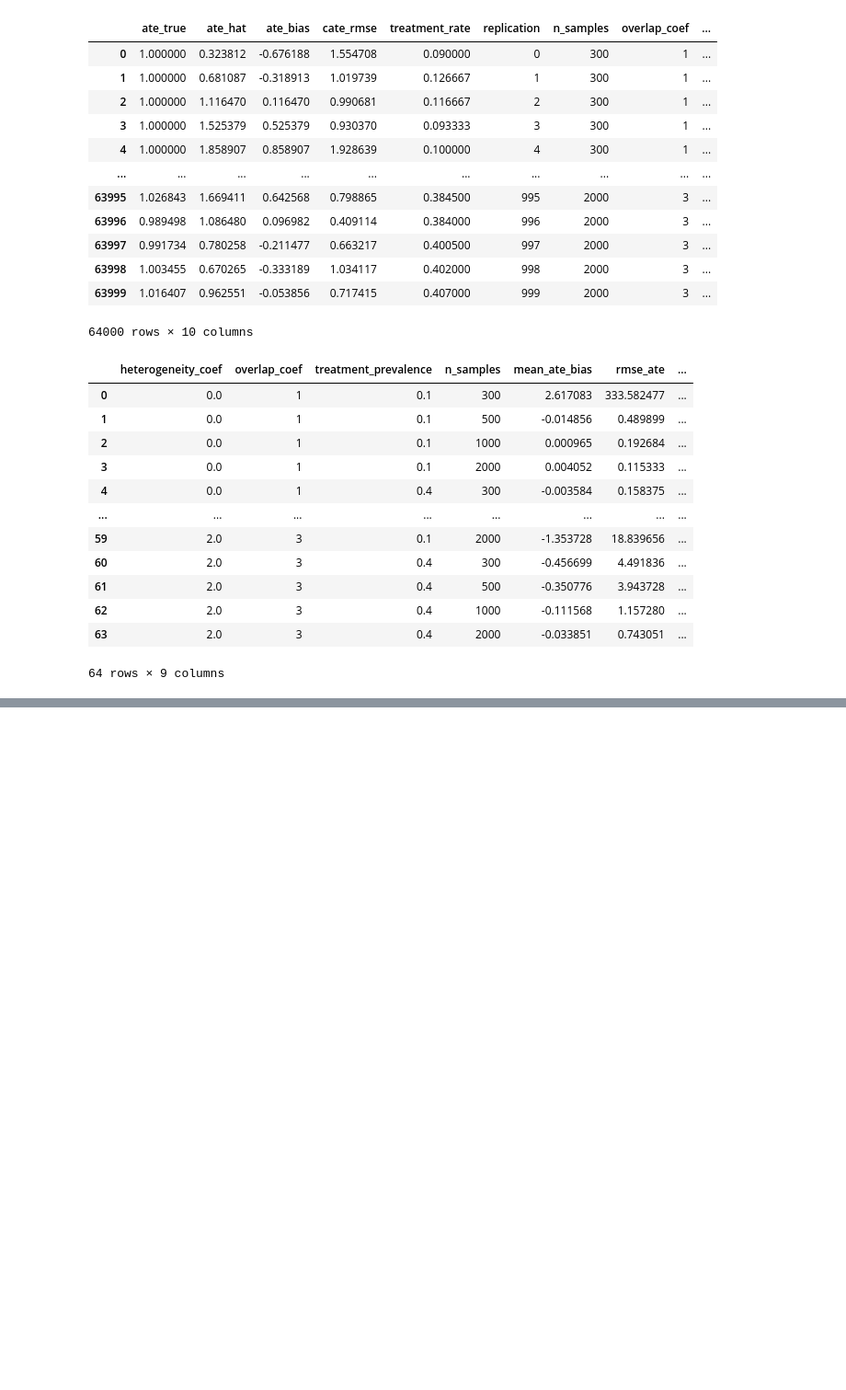
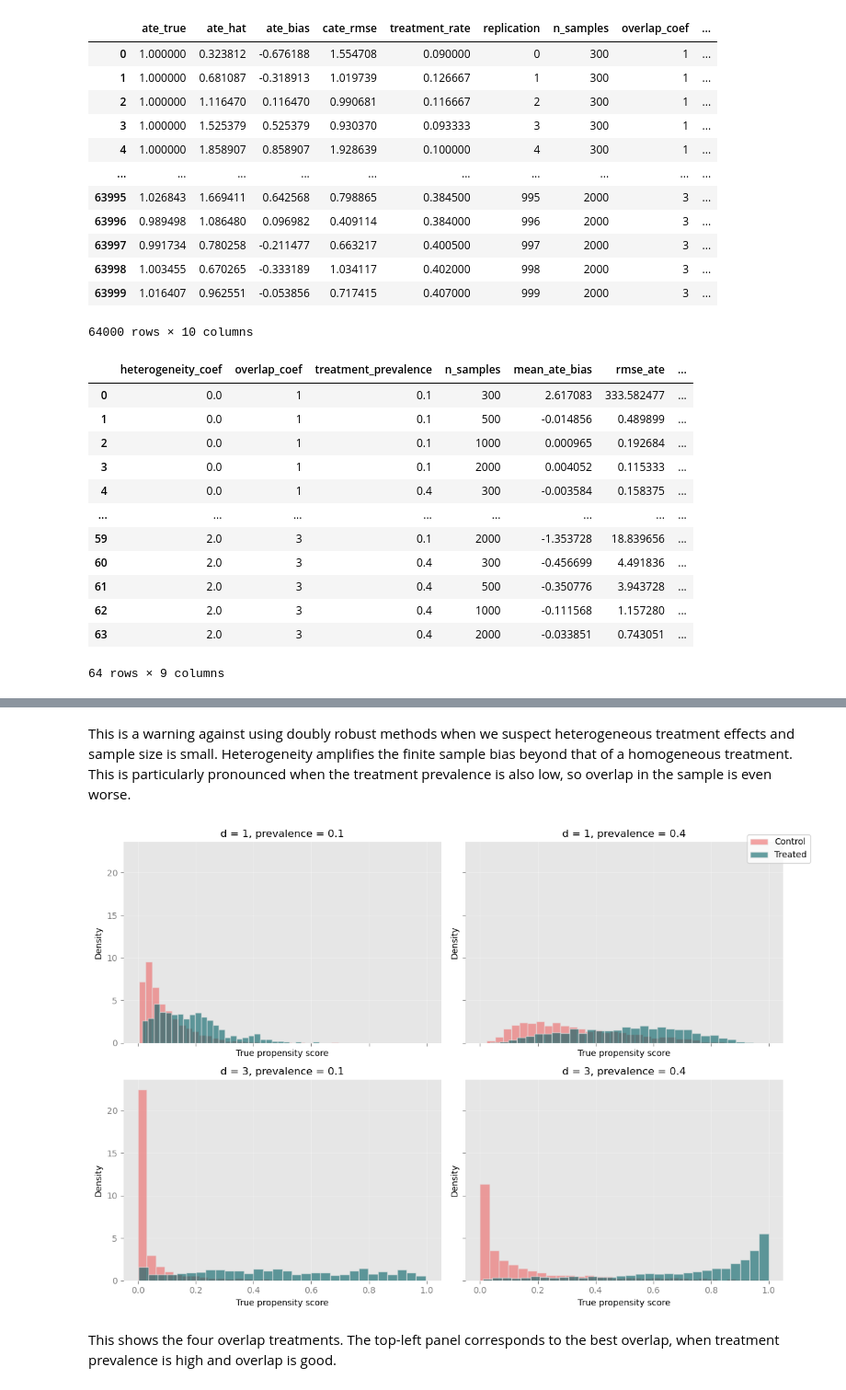
Before and after one commit to LuqmaanSahar/doubly-robust-estimators, a Jupyter notebook: orchestrator.ipynb, the cells around one changed output, grey strips where cells are left out. Shown at 92% size. Drawn from its saved outputs; the diff is of its cells as text; code cells hidden in the pictures; blank space fills up the shorter version.

```diff
--- a/orchestrator.ipynb
+++ b/orchestrator.ipynb
@@ -156,0 +321,69 @@ summary_table
+# %% [markdown]
+This is a warning against using doubly robust methods when we suspect heterogeneous treatment effects and sample size is small. Heterogeneity amplifies the finite sample bias beyond that of a homogeneous treatment. This is particularly pronounced when the treatment prevalence is also low, so overlap in the sample is even worse.
+# %%
+import matplotlib.pyplot as plt
+import numpy as np
+
+# Four scenarios to display
+scenarios = [
+    {"overlap_coef": 1, "treatment_prevalence": 0.1},
+    {"overlap_coef": 1, "treatment_prevalence": 0.4},
+    {"overlap_coef": 3, "treatment_prevalence": 0.1},
+    {"overlap_coef": 3, "treatment_prevalence": 0.4},
+]
+
+fig, axes = plt.subplots(2, 2, figsize=(12, 8), sharex=True, sharey=True)
+axes = axes.flatten()
+
+for ax, sc in zip(axes, scenarios):
+    gen = SimulationData(
+        n_samples=5000,  # larger sample makes the overlap pattern easier to see
+        overlap_coef=sc["overlap_coef"],
+        treatment_prevalence=sc["treatment_prevalence"],
+        heterogeneity_coef=0,  # irrelevant for propensity
+    )
+
+    data = gen.generate(random_state=123)
+    propensity = data["propensity"]
+    T = data["T"]
+
+    # Split propensity scores by observed treatment group
+    prop_treated = propensity[T == 1]
+    prop_control = propensity[T == 0]
+
+    ax.hist(
+        prop_control,
+        bins=30,
+        density=True,
+        alpha=0.6,
+        edgecolor='#E6E6E6',
+        color='#EE6666',
+        label="Control",
+    )
+    ax.hist(
+        prop_treated,
+        bins=30,
+        density=True,
+        alpha=0.6,
+        edgecolor='#E6E6E6',
+        color='#016064',
+        label="Treated",
+    )
+
+    ax.set_title(
+        f"d = {sc['overlap_coef']}, prevalence = {sc['treatment_prevalence']}"
+    )
+    ax.set_xlabel("True propensity score")
+    ax.set_ylabel("Density")
+    ax.grid(True, alpha=0.3)
+    apply_gray_style(ax)
+
+handles, labels = axes[0].get_legend_handles_labels()
+fig.legend(handles, labels, loc="upper right", bbox_to_anchor=(0.98, 0.98))
+
+plt.tight_layout(rect=[0, 0, 0.95, 1])
+plt.show()
+# %% [output]
+[figure, added]
+# %% [markdown]
+This shows the four overlap treatments. The top-left panel corresponds to the best overlap, when treatment prevalence is high and overlap is good.
```
Also changed, not shown: parts of 16 cells of this notebook, 6 other files.
